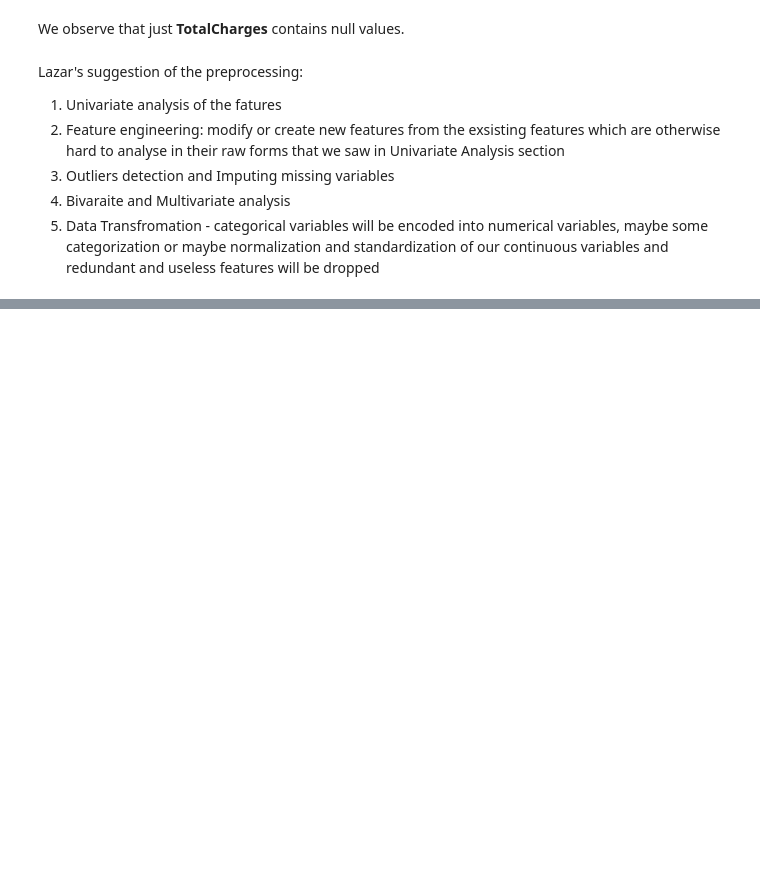
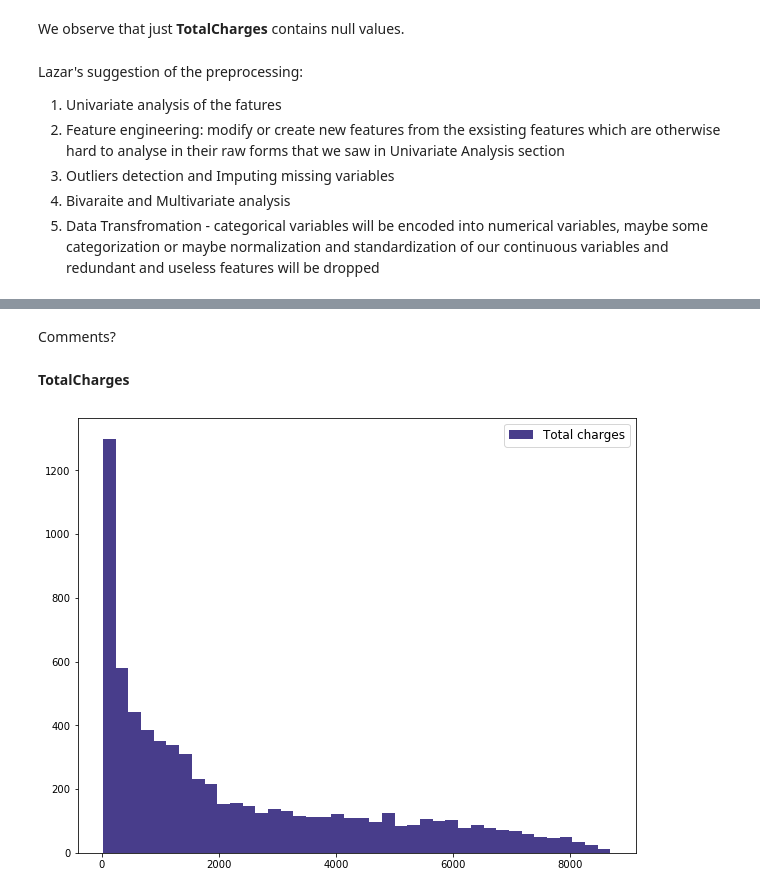
Before and after one commit to lucienwalewski/cse204project, a Jupyter notebook: src/main.ipynb, the cells around one changed output, grey strips where cells are left out. Saved outputs shown, nothing was run; the diff lists cells and outputs as text; code cells hidden in the pictures; blank space fills up the shorter version.

```diff
--- a/src/main.ipynb
+++ b/src/main.ipynb
@@ -179,0 +256,9 @@ Lazar's suggestion of the preprocessing:
+# %% [markdown]
+Comments?
+# %% [markdown]
+**TotalCharges**
+# %%
+ax = df["TotalCharges"].hist(bins=40, color="DarkSlateBlue", label="Total charges", figsize=(10, 8), grid=False)
+ax.legend(fontsize=12);
+# %% [output]
+[figure, added]
```
Also changed, not shown: parts of 23 cells of this notebook.
